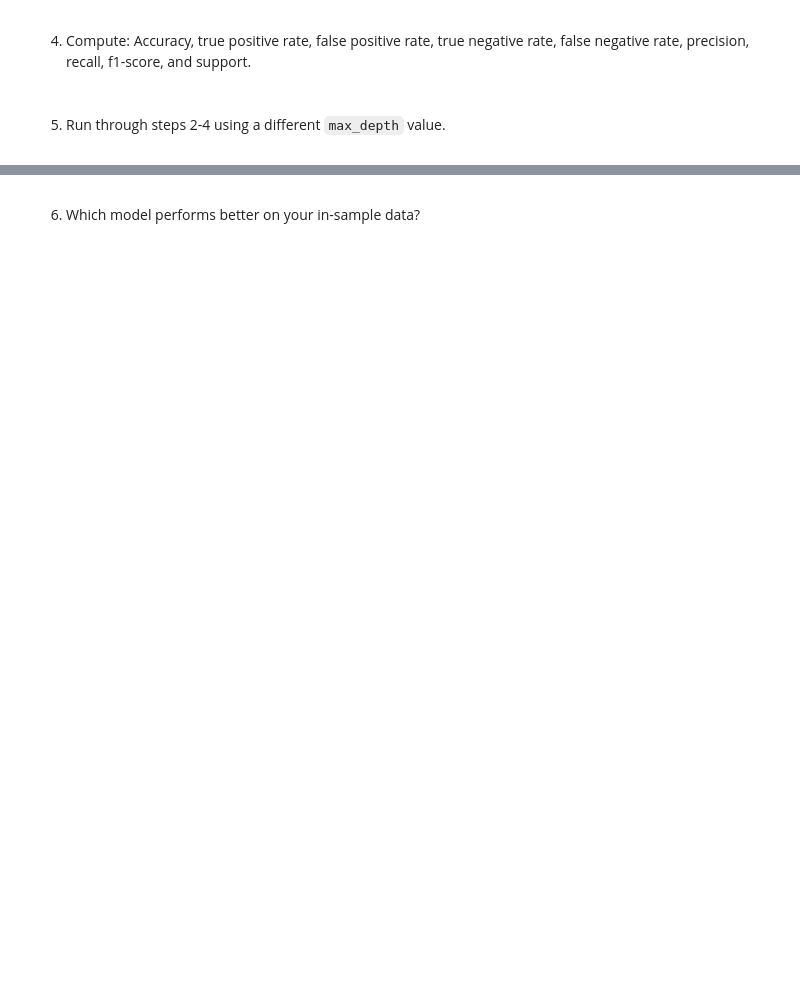
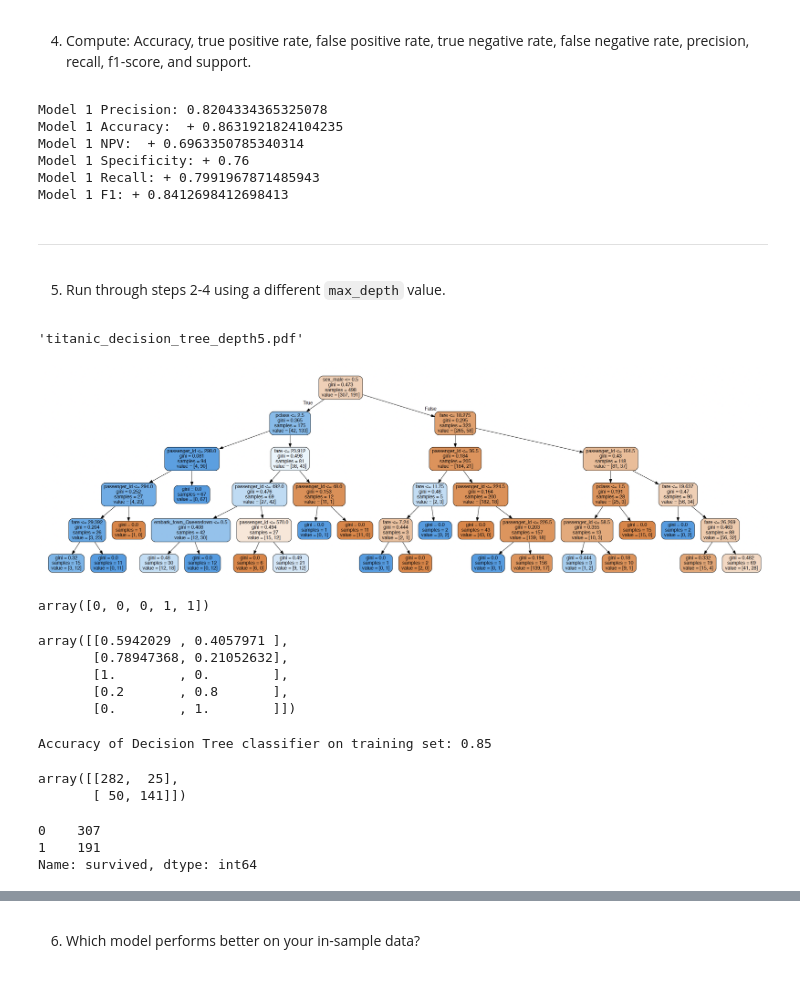
Before and after one commit to Jared-Godar/classification-exercises, a Jupyter notebook: model.ipynb, the cells around one changed output, grey strips where cells are left out. Cells and saved outputs as stored; diff of their text form; code cells hidden in the pictures; blank space fills up the shorter version.

```diff
--- a/model.ipynb
+++ b/model.ipynb
@@ -13,2 +189,70 @@ Using the titanic data, in your classification-exercises repository, create a no
+# %%
+m1_precision, m1_accuracy, m1_npv, m1_specificity, m1_recall, m1_f1 = eval.mod_eval(TP, TN, FP, FN)
+
+print(f'Model 1 Precision: {m1_precision}')
+print(f'Model 1 Accuracy:  + {m1_accuracy}')
+print(f'Model 1 NPV:  + {m1_npv}')
+print(f'Model 1 Specificity: + {m1_specificity}')
+print(f'Model 1 Recall: + {m1_recall}')
+print(f'Model 1 F1: + {m1_f1}')
+# %% [output]
+Model 1 Precision: 0.8204334365325078
+Model 1 Accuracy:  + 0.8631921824104235
+Model 1 NPV:  + 0.6963350785340314
+Model 1 Specificity: + 0.76
+Model 1 Recall: + 0.7991967871485943
+Model 1 F1: + 0.8412698412698413
+# %% [markdown]
+---
 # %% [markdown]
 5. <p>Run through steps 2-4 using a different <code>max_depth</code> value.</p>
+# %%
+clf = DecisionTreeClassifier(max_depth=5, random_state=123)
+
+clf = clf.fit(X_train, y_train)
+
+dot_data = export_graphviz(clf, feature_names= X_train.columns, rounded=True, filled=True, out_file=None)
+graph = graphviz.Source(dot_data)
+
+graph.render('titanic_decision_tree_depth5', view=True)
+# %% [output]
+'titanic_decision_tree_depth5.pdf'
+# %%
+from IPython.display import Image
+Image('titanic_tree_5.png')
+# %% [output]
+[figure, added]
+# %%
+# make prediction on train obeservations
+
+y_pred = clf.predict(X_train)
+y_pred[0:5]
+# %% [output]
+array([0, 0, 0, 1, 1])
+# %%
+y_pred_proba = clf.predict_proba(X_train)
+y_pred_proba[0:5]
+# %% [output]
+array([[0.5942029 , 0.4057971 ],
+       [0.78947368, 0.21052632],
+       [1.        , 0.        ],
+       [0.2       , 0.8       ],
+       [0.        , 1.        ]])
+# %%
+print('Accuracy of Decision Tree classifier on training set: {:.2f}'
+      .format(clf.score(X_train, y_train)))
+# %% [output]
+Accuracy of Decision Tree classifier on training set: 0.85
+# %%
+# confusion matrix
+
+confusion_matrix(y_train, y_pred)
+# %% [output]
+array([[282,  25],
+       [ 50, 141]])
+# %%
+y_train.value_counts()
+# %% [output]
+0    307
+1    191
+Name: survived, dtype: int64
```
Also changed, not shown: parts of 60 cells of this notebook.
